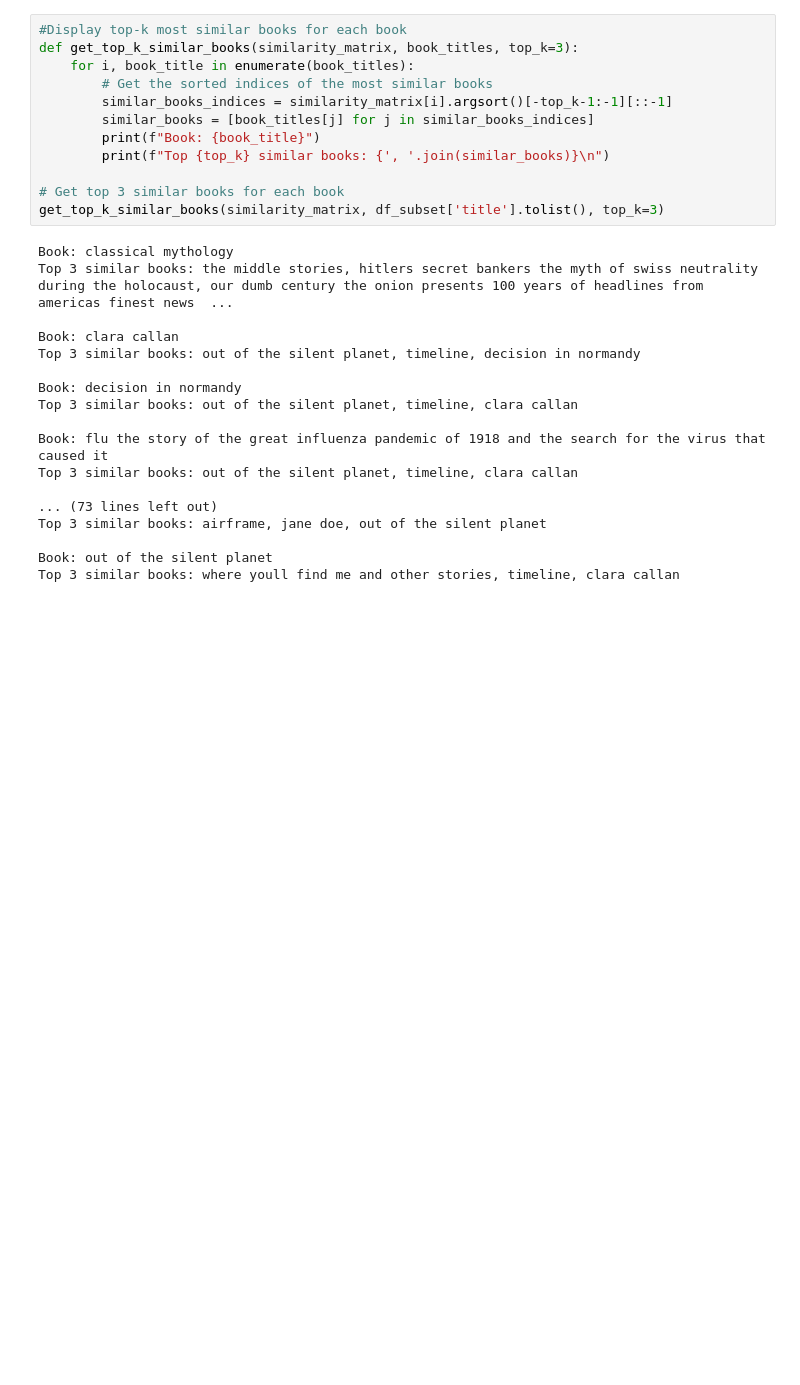
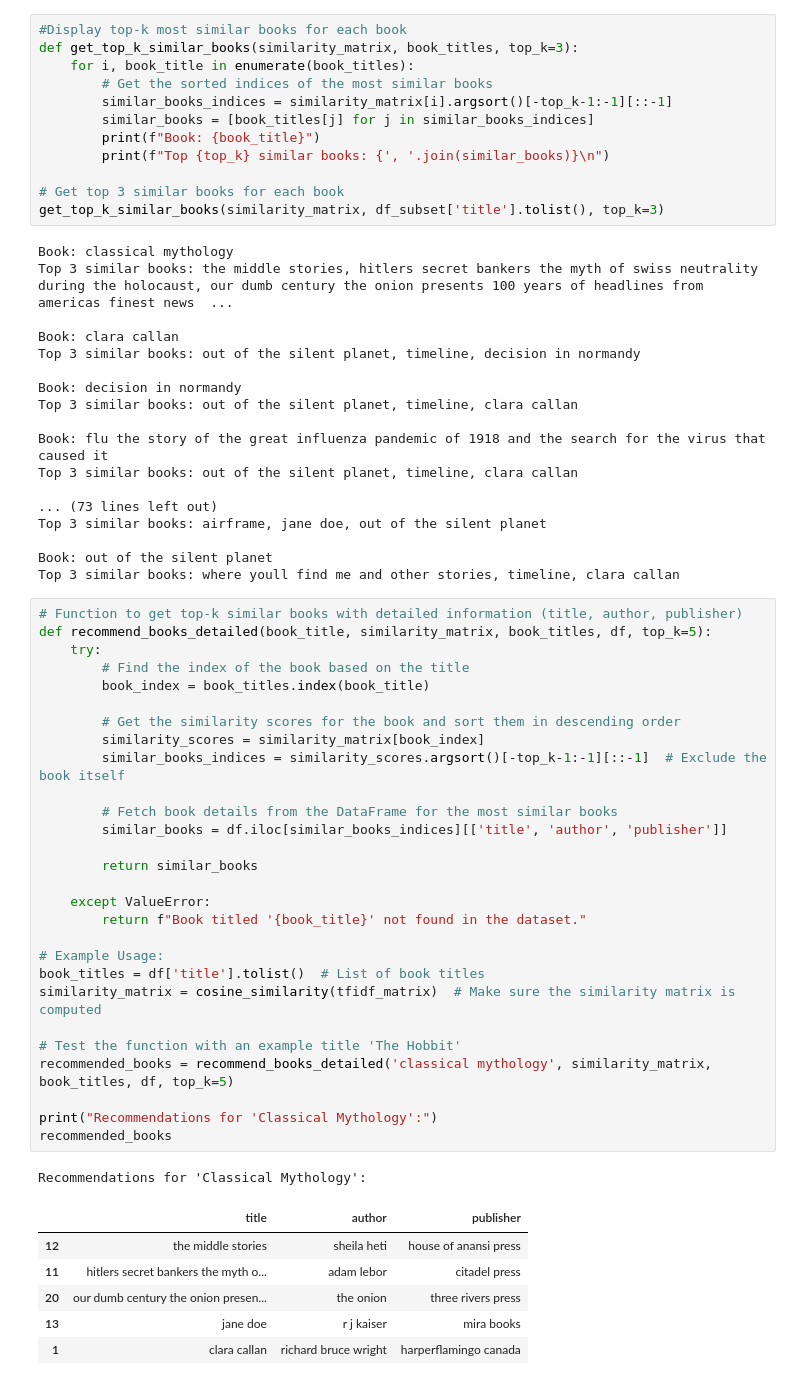
Before and after one commit to Shilpa-Manaji/Bookify.com, a Jupyter notebook: Notebooks/content_based_filtering.ipynb, the cells around one changed output. Saved outputs shown, nothing was run; the diff lists cells and outputs as text; blank space fills up the shorter version.

Commit message:
Content Based filtering notebook

```diff
--- a/Notebooks/content_based_filtering.ipynb
+++ b/Notebooks/content_based_filtering.ipynb
@@ -229,3 +229,39 @@ Top 3 similar books: airframe, jane doe, out of the silent planet
 
 Book: out of the silent planet
 Top 3 similar books: where youll find me and other stories, timeline, clara callan
+# %%
+# Function to get top-k similar books with detailed information (title, author, publisher)
+def recommend_books_detailed(book_title, similarity_matrix, book_titles, df, top_k=5):
+    try:
+        # Find the index of the book based on the title
+        book_index = book_titles.index(book_title)
+
+        # Get the similarity scores for the book and sort them in descending order
+        similarity_scores = similarity_matrix[book_index]
+        similar_books_indices = similarity_scores.argsort()[-top_k-1:-1][::-1]  # Exclude the book itself
+
+        # Fetch book details from the DataFrame for the most similar books
+        similar_books = df.iloc[similar_books_indices][['title', 'author', 'publisher']]
+
+        return similar_books
+
+    except ValueError:
+        return f"Book titled '{book_title}' not found in the dataset."
+
+# Example Usage:
+book_titles = df['title'].tolist()  # List of book titles
+similarity_matrix = cosine_similarity(tfidf_matrix)  # Make sure the similarity matrix is computed
+
+# Test the function with an example title 'The Hobbit'
+recommended_books = recommend_books_detailed('classical mythology', similarity_matrix, book_titles, df, top_k=5)
+
+print("Recommendations for 'Classical Mythology':")
+recommended_books
+# %% [output]
+Recommendations for 'Classical Mythology':
+|  | title | author | publisher |
+| 12 | the middle stories | sheila heti | house of anansi press |
+| 11 | hitlers secret bankers the myth o... | adam lebor | citadel press |
+| 20 | our dumb century the onion presen... | the onion | three rivers press |
+| 13 | jane doe | r j kaiser | mira books |
+| 1 | clara callan | richard bruce wright | harperflamingo canada |
```
Also changed, not shown: parts of 22 cells of this notebook.
